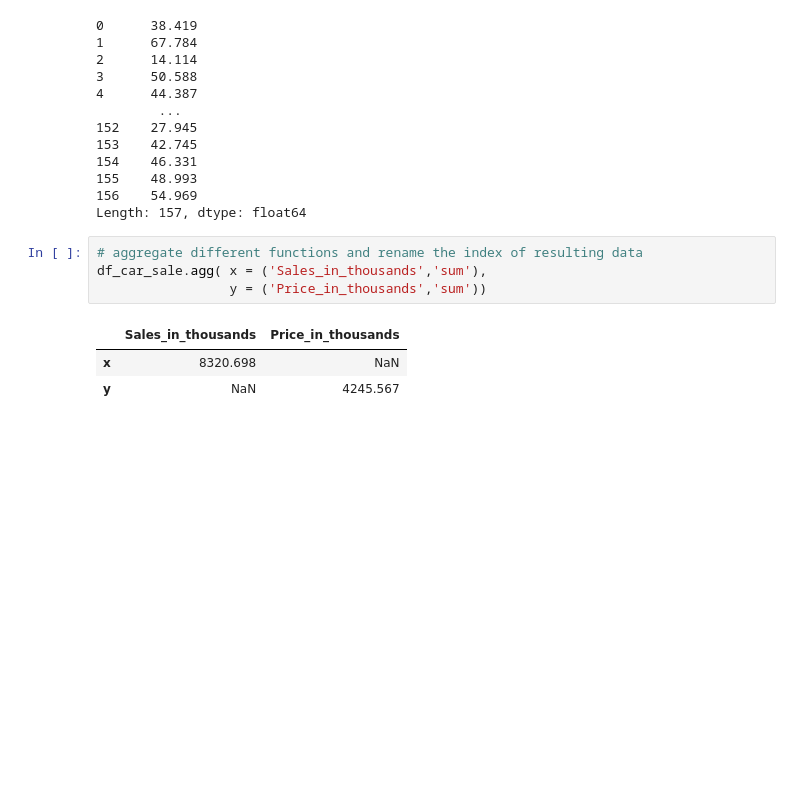
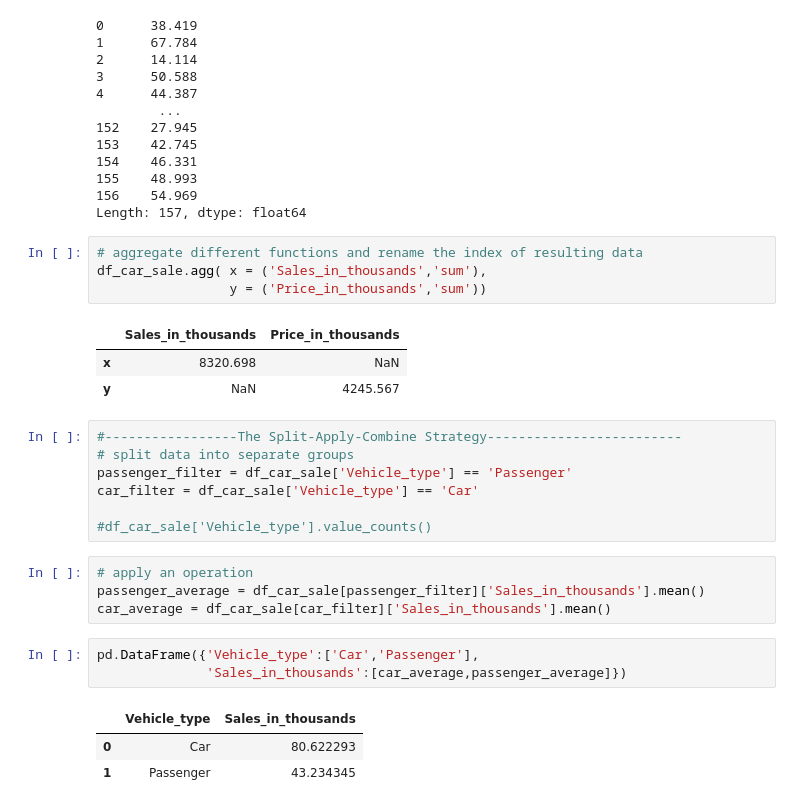
Before and after one commit to DiilaNa/Data_Science_with-Pandas, a Jupyter notebook: Project-2/GroupByandAgrregateFunctions.ipynb, the cells around one changed output. Cells and saved outputs as stored; diff of their text form; blank space fills up the shorter version.

Commit message:
Split apply combine strategy

```diff
--- a/Project-2/GroupByandAgrregateFunctions.ipynb
+++ b/Project-2/GroupByandAgrregateFunctions.ipynb
@@ -143,3 +143,21 @@ df_car_sale.agg( x = ('Sales_in_thousands','sum'),
 |  | Sales_in_thousands | Price_in_thousands |
 | x | 8320.698 | NaN |
 | y | NaN | 4245.567 |
+# %%
+#-----------------The Split-Apply-Combine Strategy-------------------------
+# split data into separate groups
+passenger_filter = df_car_sale['Vehicle_type'] == 'Passenger'
+car_filter = df_car_sale['Vehicle_type'] == 'Car'
+
+#df_car_sale['Vehicle_type'].value_counts()
+# %%
+# apply an operation
+passenger_average = df_car_sale[passenger_filter]['Sales_in_thousands'].mean()
+car_average = df_car_sale[car_filter]['Sales_in_thousands'].mean()
+# %%
+pd.DataFrame({'Vehicle_type':['Car','Passenger'],
+              'Sales_in_thousands':[car_average,passenger_average]})
+# %% [output]
+|  | Vehicle_type | Sales_in_thousands |
+| 0 | Car | 80.622293 |
+| 1 | Passenger | 43.234345 |
```
